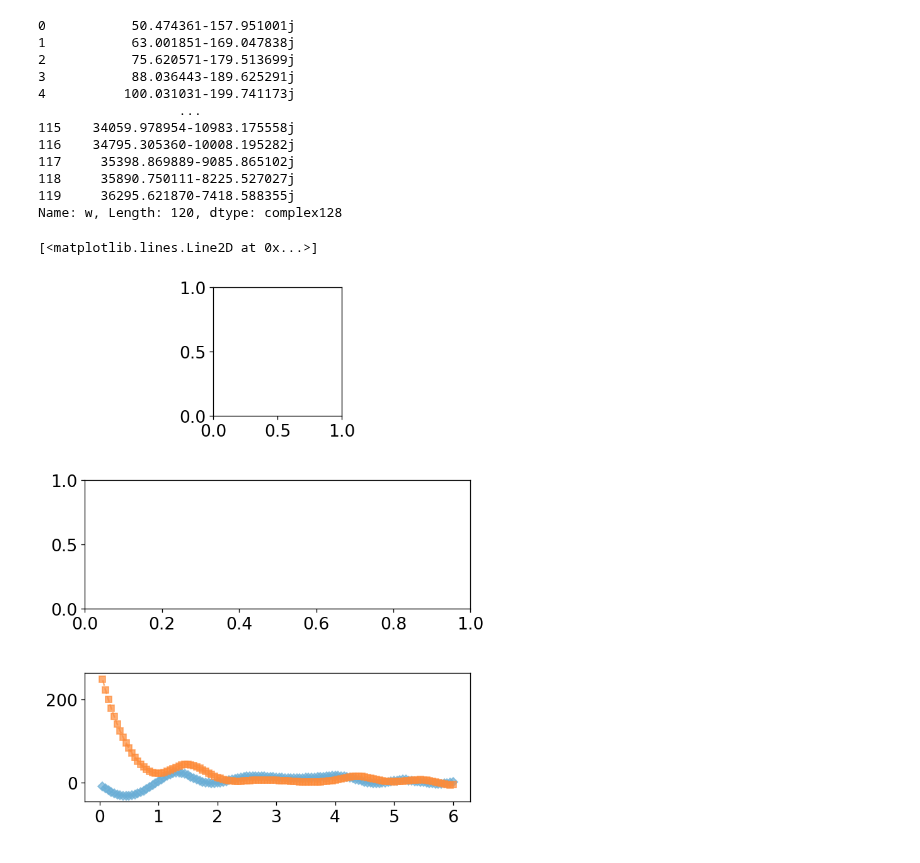
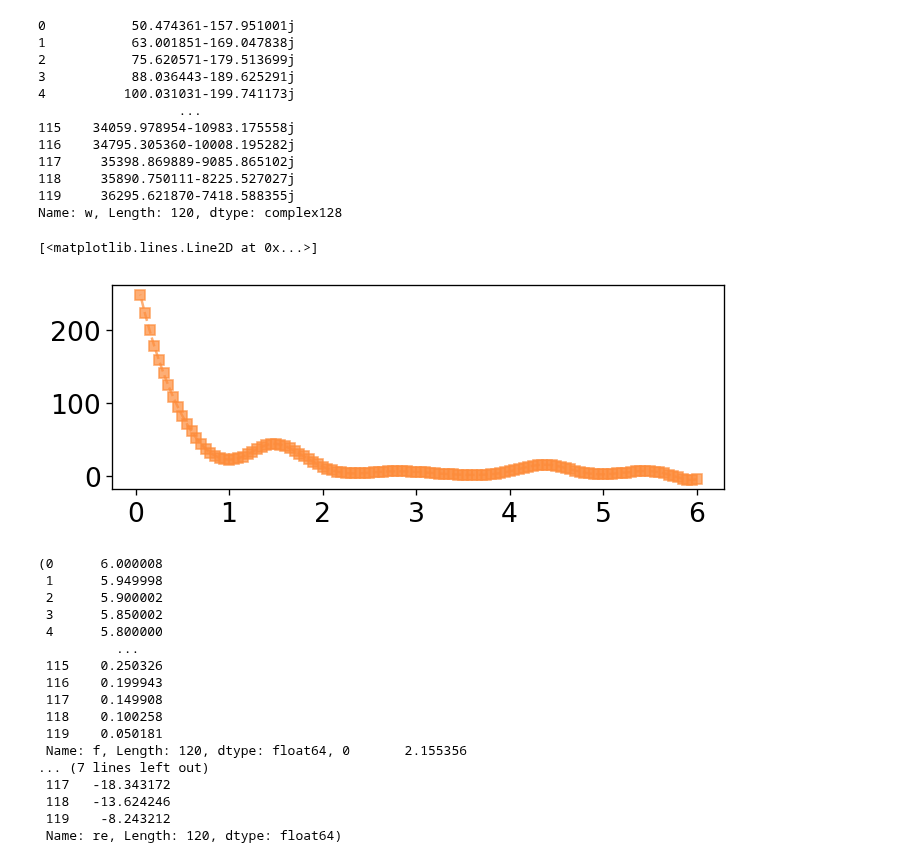
Before and after one commit to WildcatDiscovery/Kyler_Speed_Circuit, a Jupyter notebook: python_notebooks/linear_kk.ipynb, the cells around one changed output. Cells and saved outputs as stored; diff of their text form; code cells hidden in the pictures.

```diff
--- a/python_notebooks/linear_kk.ipynb
+++ b/python_notebooks/linear_kk.ipynb
@@ -229,18 +229,38 @@ Name: w, Length: 120, dtype: complex128
 # %%
 fig = figure(figsize=(6, 8), dpi=120, facecolor='w', edgecolor='k')
 fig.subplots_adjust(left=0.1, right=0.95, hspace=0.5, bottom=0.1, top=0.95)
-ax = fig.add_subplot(311, aspect='equal')
-ax1 = fig.add_subplot(312)
+#ax = fig.add_subplot(311, aspect='equal')
+#ax1 = fig.add_subplot(312)
 ax2 = fig.add_subplot(313)
 
 
 colors = sns.color_palette("colorblind", n_colors=len(adj_re.df))
 colors_real = sns.color_palette("Blues", n_colors=len(adj_re.df)+2)
 colors_imag = sns.color_palette("Oranges", n_colors=len(adj_re.df)+2)
 
 
-ax2.plot(np.log10(adj_re.df[i].f), adj_re.KK_rr_re[i]*100, color=colors_real[i+1], marker='D', ls='--', ms=6, alpha=.7, label=adj_re.label_re_1[i])
+#ax2.plot(np.log10(adj_re.df[i].f), adj_re.KK_rr_re[i]*100, color=colors_real[i+1], marker='D', ls='--', ms=6, alpha=.7, label=adj_re.label_re_1[i])
 ax2.plot(np.log10(adj_re.df[i].f), adj_re.KK_rr_im[i]*100, color=colors_imag[i+1], marker='s', ls='--', ms=6, alpha=.7, label=adj_re.label_im_1[i])
 # %% [output]
 [<matplotlib.lines.Line2D at 0x...>]
-[figure, old version]
+[figure, new version]
+# %%
+np.log10(adj_re.df[0].f), adj_re.KK_rr_re[0]*100
+# %% [output]
+(0      6.000008
+ 1      5.949998
+ 2      5.900002
+ 3      5.850002
+ 4      5.800000
+          ...
+ 115    0.250326
+ 116    0.199943
+ 117    0.149908
+ 118    0.100258
+ 119    0.050181
+ Name: f, Length: 120, dtype: float64, 0       2.155356
+... (7 lines left out)
+ 117   -18.343172
+ 118   -13.624246
+ 119    -8.243212
+ Name: re, Length: 120, dtype: float64)
```
Also changed, not shown: parts of 3 cells of this notebook, 1 other file.
